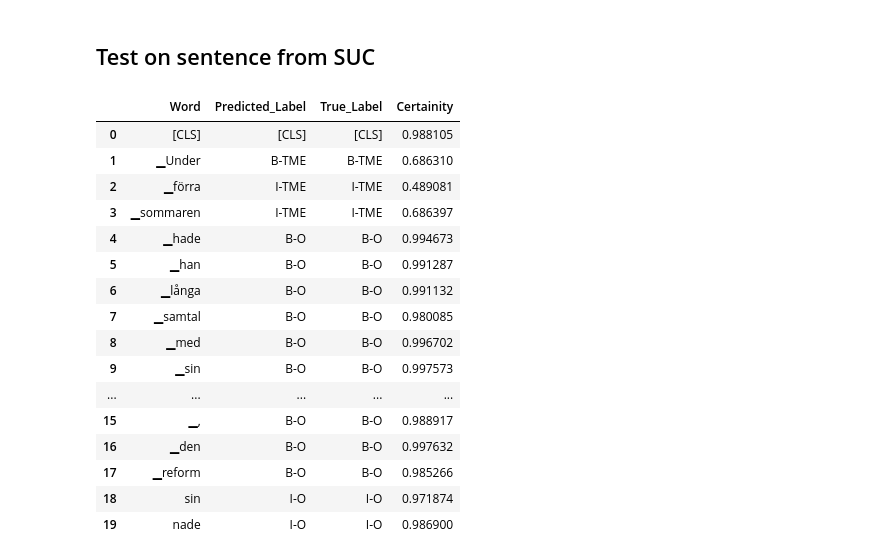
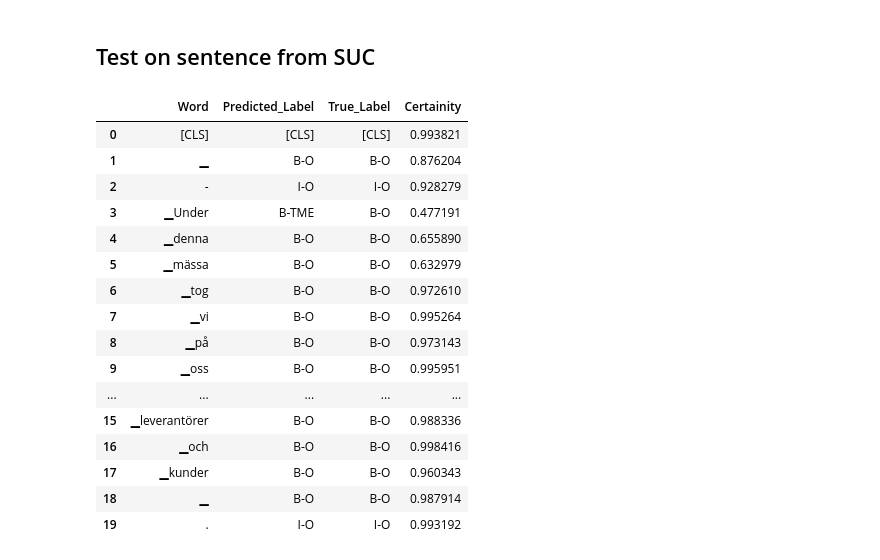
Before and after one commit to laureleo/thesis, a Jupyter notebook: notebooks/main.ipynb, the cells around one changed output. Cells and saved outputs as stored; diff of their text form; code cells hidden in the pictures.

```diff
--- a/notebooks/main.ipynb
+++ b/notebooks/main.ipynb
@@ -132,6 +156,10 @@ def load_data_from_start2():
     return sentences, attentions, labels, label_list
 
 sentences, attentions, labels, label_list = load_data_from_start2()
+# %%
+#Shuffle the data
+shuffled = shuffle_data([sentences, attentions, labels])
+sentences, attentions, labels = shuffled[0], shuffled[1], shuffled[2]
 # %%
 # Load the model and tokenizer
 model = AutoModel.from_pretrained('KB/albert-base-swedish-cased-alpha')
@@ -144,12 +172,3 @@ tokenizer.add_tokens(label_list.tolist())
 model.resize_token_embeddings(len(tokenizer))
 # %% [output]
 Embedding(50030, 128)
-# %%
-# Let's test stuff with just a subset of the data
-sentences, attentions, labels = sentences[:5000], attentions[:5000], labels[:5000]
-
-#Convert to tensors
-sentences, attentions = torch.tensor(sentences), torch.tensor(attentions)
-# %%
-# Generate embeddings
-embedding_matrix = get_embeddings_with_gpu_batch(sentences, attentions, 25)
@@ -157,0 +175,14 @@ Final embedding generated with shape (5000, 100, 768)
+# %%
+def work_with_subset(subsetsize):
+    # Let's test stuff with just a subset of the data
+    s, a, l = sentences[:subsetsize], attentions[:subsetsize], labels[:subsetsize]
+
+    #Convert to tensors
+    s, a = torch.tensor(s), torch.tensor(a)
+
+    # Generate embeddings
+    #embedding_matrix = get_embeddings_with_gpu_batch(s, a, 25)
+
+    return s, a, l, 1
+
+sentences, attentions, labels, _ = work_with_subset(10000)
@@ -445,7 +545,7 @@ Final embedding generated with shape (1, 100, 768)
 ## Test on sentence from SUC
 # %%
 #Select a sentence
-select = 555
+select = 4999
 
 # Get the original sentence
 sentence = np.array(sentences[select])
@@ -453,46 +553,46 @@ sentence_tokens = np.array(tokenizer.convert_ids_to_tokens(sentence))
 
 # Get the ground truth labels
 one_hot_truth = label_matrix[select].reshape(1,100,-1)
 gt_labels = remap(one_hot_truth)
 
 #Get the embedding matrix we generated for the sentence
 sentence_embedding = embedding_matrix[select].reshape(1,100,-1)
 
 #For each word, obtain the probabilities for each class
 prediction_probabilities = classifier.predict(sentence_embedding)
 
 #Given these probabilities, get the predicted class for each word
 predicted_labels = remap(prediction_probabilities)
 
 #Get the confidence for our predictions as well
 certainity = prediction_probabilities.max(axis=2)
 
 
 #Put it all into a dataframe for an easy-to-read output
 pretty_df = pd.DataFrame(columns = ['Word', 'Predicted_Label', 'True_Label', 'Certainity'])
 
 pretty_df['Word'] = sentence_tokens
 pretty_df['Predicted_Label'] = predicted_labels.T
 pretty_df['True_Label'] = gt_labels.T
 pretty_df['Certainity'] = certainity.T
 
 
 pretty_df.head(20)
 # %% [output]
 |  | Word | Predicted_Label | True_Label | Certainity |
-| 0 | [CLS] | [CLS] | [CLS] | 0.988105 |
-| 1 | ▁Under | B-TME | B-TME | 0.686310 |
-| 2 | ▁förra | I-TME | I-TME | 0.489081 |
-| 3 | ▁sommaren | I-TME | I-TME | 0.686397 |
-| 4 | ▁hade | B-O | B-O | 0.994673 |
-| 5 | ▁han | B-O | B-O | 0.991287 |
-| 6 | ▁långa | B-O | B-O | 0.991132 |
-| 7 | ▁samtal | B-O | B-O | 0.980085 |
-| 8 | ▁med | B-O | B-O | 0.996702 |
-| 9 | ▁sin | B-O | B-O | 0.997573 |
+| 0 | [CLS] | [CLS] | [CLS] | 0.993821 |
+| 1 | ▁ | B-O | B-O | 0.876204 |
+| 2 | - | I-O | I-O | 0.928279 |
+| 3 | ▁Under | B-TME | B-O | 0.477191 |
+| 4 | ▁denna | B-O | B-O | 0.655890 |
+| 5 | ▁mässa | B-O | B-O | 0.632979 |
+| 6 | ▁tog | B-O | B-O | 0.972610 |
+| 7 | ▁vi | B-O | B-O | 0.995264 |
+| 8 | ▁på | B-O | B-O | 0.973143 |
+| 9 | ▁oss | B-O | B-O | 0.995951 |
 | ... | ... | ... | ... | ... |
-| 15 | ▁, | B-O | B-O | 0.988917 |
-| 16 | ▁den | B-O | B-O | 0.997632 |
-| 17 | ▁reform | B-O | B-O | 0.985266 |
-| 18 | sin | I-O | I-O | 0.971874 |
-| 19 | nade | I-O | I-O | 0.986900 |
+| 15 | ▁leverantörer | B-O | B-O | 0.988336 |
+| 16 | ▁och | B-O | B-O | 0.998416 |
+| 17 | ▁kunder | B-O | B-O | 0.960343 |
+| 18 | ▁ | B-O | B-O | 0.987914 |
+| 19 | . | I-O | I-O | 0.993192 |
```
Also changed, not shown: parts of 14 cells of this notebook, 1 other file.
